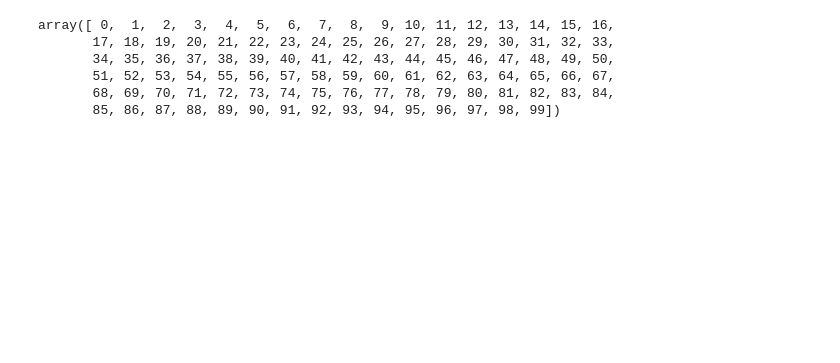
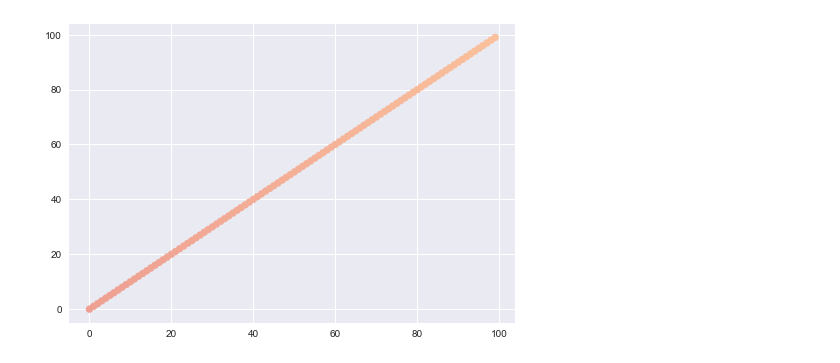
Before and after one commit to rosedaystory/nature_cmap_generate, a Jupyter notebook: basic_func and rule.ipynb, the cells around one changed output. Cells and saved outputs as stored; diff of their text form; code cells hidden in the pictures; blank space fills up the shorter version.

```diff
--- a/basic_func and rule.ipynb
+++ b/basic_func and rule.ipynb
@@ -306,5 +19,2 @@ plt.show()
 a = Image.open('C:/Users/a/flower1.jpg')
 b = Image.open('C:/Users/a/flower2.jpg')
-# %%
-b_f = np.array(b)/255.
-b_f.shape
@@ -313,3 +20,0 @@ b_f.shape
-# %%
-a_f =  np.array(a)/255.
-a_f.shape
@@ -376,9 +20,0 @@ kk = np.arange(100)
-# %%
-def double(kk):
-# %% [output]
-array([ 0,  1,  2,  3,  4,  5,  6,  7,  8,  9, 10, 11, 12, 13, 14, 15, 16,
-       17, 18, 19, 20, 21, 22, 23, 24, 25, 26, 27, 28, 29, 30, 31, 32, 33,
-       34, 35, 36, 37, 38, 39, 40, 41, 42, 43, 44, 45, 46, 47, 48, 49, 50,
-       51, 52, 53, 54, 55, 56, 57, 58, 59, 60, 61, 62, 63, 64, 65, 66, 67,
-       68, 69, 70, 71, 72, 73, 74, 75, 76, 77, 78, 79, 80, 81, 82, 83, 84,
-       85, 86, 87, 88, 89, 90, 91, 92, 93, 94, 95, 96, 97, 98, 99])
@@ -384,0 +64,17 @@ array([ 0,  1,  2,  3,  4,  5,  6,  7,  8,  9, 10, 11, 12, 13, 14, 15, 16,
+# %%
+#첫번째 색깔리스트의 끝점과 두번쨰 색깔리스트의 첫점사이의 값을 리니어 하게 이음.
+
+def sta_end(start,end,num):
+    x = [0, num+1]
+    x_n = np.arange(1,num+1)
+    fill = np.interp(x_n,x,[start,end])
+    return fill
+def filler_lin(first_mat, second_mat, num):
+    fi_end = len(first_mat)-1
+    red = sta_end(first_mat[:,0][fi_end],second_mat[:,0][0],num)
+    green = sta_end(first_mat[:,1][fi_end],second_mat[:,1][0],num)
+    blue = sta_end(first_mat[:,2][fi_end],second_mat[:,2][0],num)
+    return np.dstack((red,green,blue)).reshape(-1,3)
+
+######
+## not linear case도 만들어 두는 것이 좋겠다!!
@@ -384,0 +88,8 @@ array([ 0,  1,  2,  3,  4,  5,  6,  7,  8,  9, 10, 11, 12, 13, 14, 15, 16,
+# %%
+z = filler_lin(a_f[:,5][::-1],b_f[:,5],100)
+aa = np.arange(len(a_f[:,5]))
+bb = np.arange(len(b_f[:,5]))
+plt.scatter(zz, zz, color=z)
+plt.show()
+# %% [output]
+[figure, added]
```
Also changed, not shown: parts of 31 cells of this notebook.
